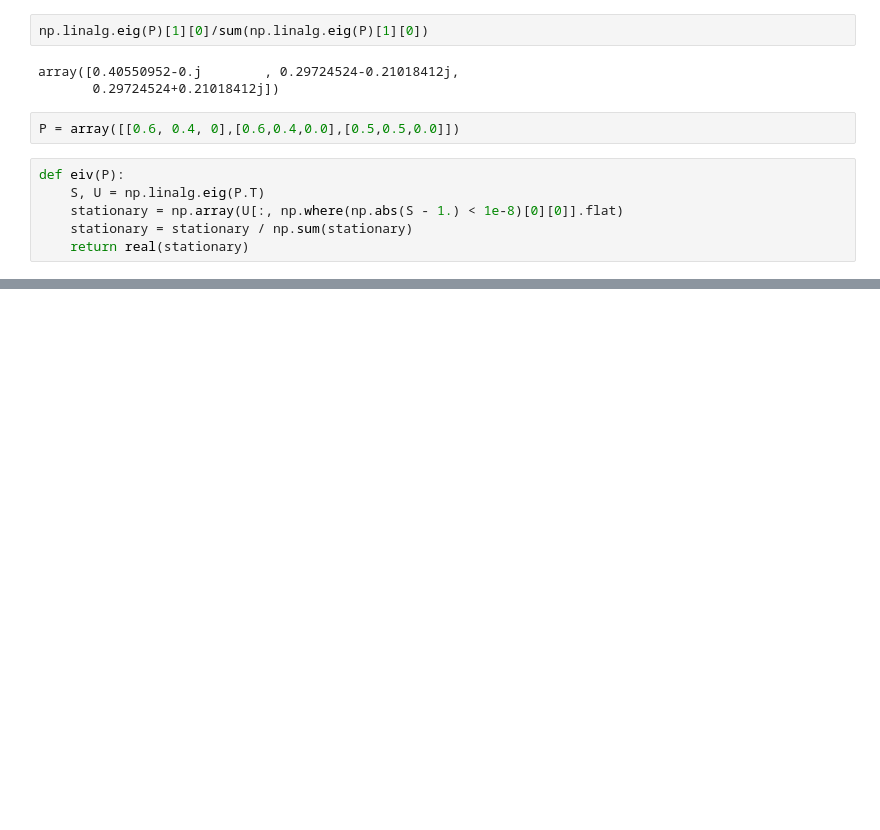
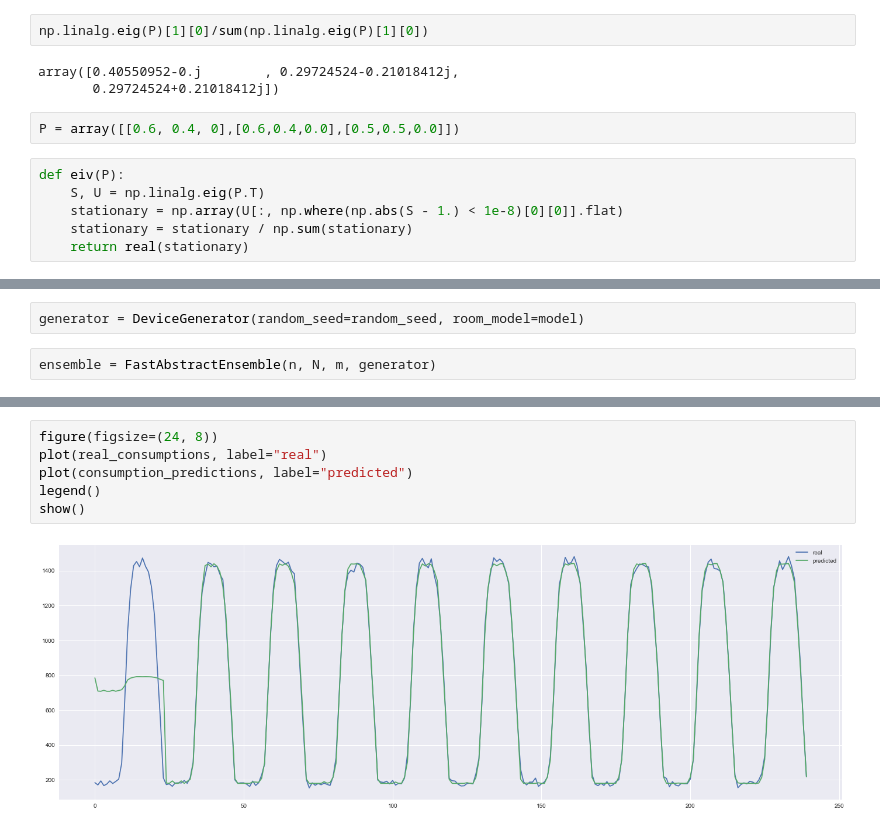
Before and after one commit to aksholokhov/bachelor_thesis, a Jupyter notebook: experiments/ThesisVersion.ipynb, the cells around one changed output, grey strips where cells are left out. Drawn from its saved outputs; the diff is of its cells as text; blank space fills up the shorter version.

```diff
--- a/experiments/ThesisVersion.ipynb
+++ b/experiments/ThesisVersion.ipynb
@@ -83,0 +96,4 @@ for t in range(23):
+# %%
+generator = DeviceGenerator(random_seed=random_seed, room_model=model)
+# %%
+ensemble = FastAbstractEnsemble(n, N, m, generator)
@@ -83,0 +148,8 @@ for t in range(23):
+# %%
+figure(figsize=(24, 8))
+plot(real_consumptions, label="real")
+plot(consumption_predictions, label="predicted")
+legend()
+show()
+# %% [output]
+[figure, added]
```
Also changed, not shown: parts of 27 cells of this notebook, 2 other files.
